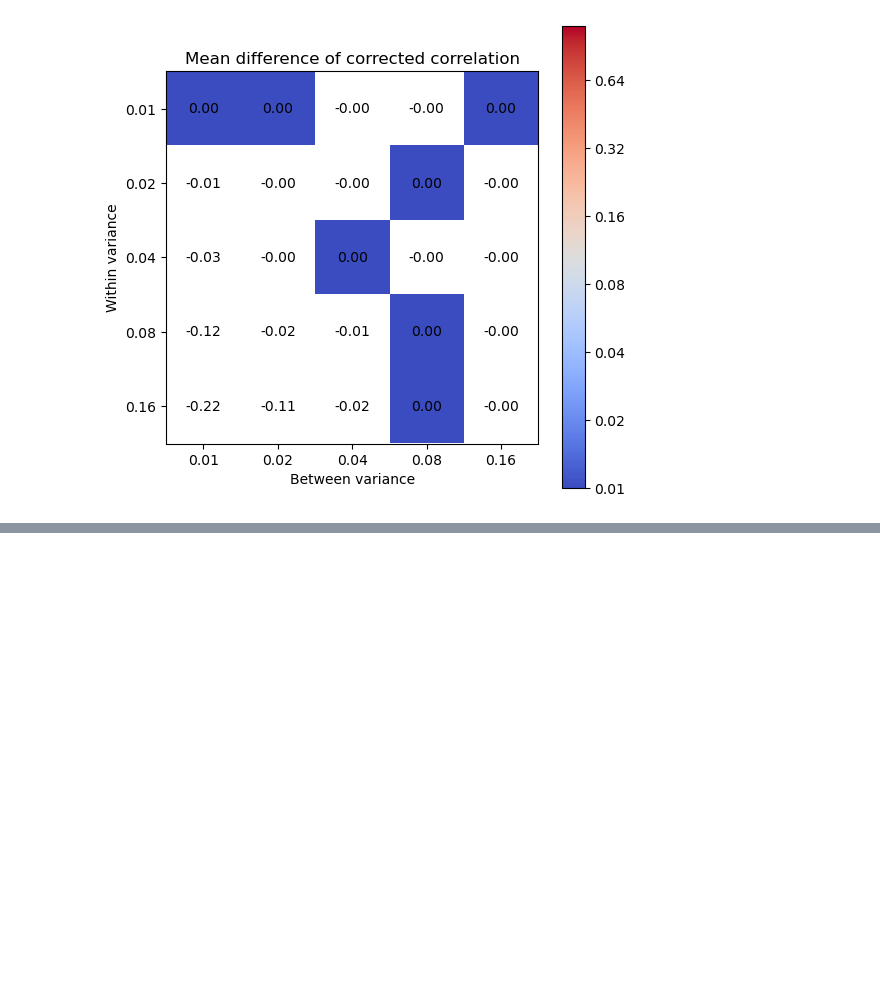
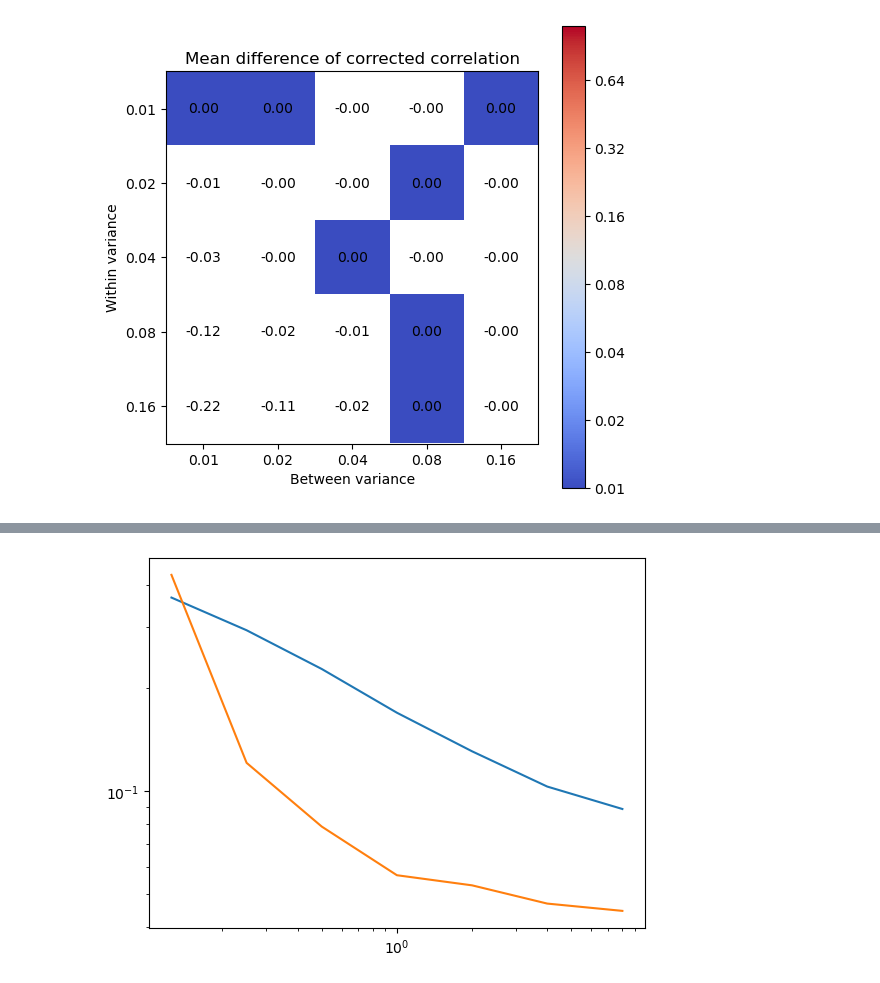
Before and after one commit to fh986/crowding-individual-difference, a Jupyter notebook: simulation_noiseCorrection_crowdingReading_testVariances.ipynb, the cells around one changed output, grey strips where cells are left out. Drawn from its saved outputs; the diff is of its cells as text; code cells hidden in the pictures; blank space fills up the shorter version.

Commit message:
added ratio plot

```diff
--- a/simulation_noiseCorrection_crowdingReading_testVariances.ipynb
+++ b/simulation_noiseCorrection_crowdingReading_testVariances.ipynb
@@ -646,0 +667,29 @@ plot_matrix(meandiff_corrected_mtx, corrected_md_plot_labels, n_vars)
+# %%
+# repeat the simulation, change the between and within variances of crowding
+# RSVP parameters are kept the same
+rsvp_param = def_variable_parameters(betweenVar=0.029, withinVar=0.015, mean=2.96,learning_factor=0)
+
+rmse_measured_mtx = np.full(n_ratios, np.nan)
+rmse_corrected_mtx = np.full(n_ratios, np.nan)
+sd_measured_mtx = np.full(n_ratios, np.nan)
+sd_corrected_mtx = np.full(n_ratios, np.nan)
+meandiff_measured_mtx = np.full(n_ratios, np.nan)
+meandiff_corrected_mtx = np.full(n_ratios, np.nan)
+
+for ii in range(n_ratios):
+
+    between_var = between_vars[ii]
+    crowding_param = def_variable_parameters(betweenVar=between_var, withinVar=within_vars,
+                                             mean=-0.426,learning_factor=0.06)
+
+    results_corr = run_simulation(crowding_param, rsvp_param, range_samples=[320], range_measurements=[2])
+    results_corr_df = results_corr[0]
+
+    rmse_measured_mtx[ii] = results_corr_df['rmse_measured'].iloc[0]
+    rmse_corrected_mtx[ii] = results_corr_df['rmse_corrected'].iloc[0]
+
+    sd_measured_mtx[ii] = results_corr_df['sd_measured'].iloc[0]
+    sd_corrected_mtx[ii] = results_corr_df['sd_corrected'].iloc[0]
+
+    meandiff_measured_mtx[ii] = results_corr_df['meanDiff_measured'].iloc[0]
+    meandiff_corrected_mtx[ii] = results_corr_df['meanDiff_corrected'].iloc[0]
@@ -646,0 +714,8 @@ plot_matrix(meandiff_corrected_mtx, corrected_md_plot_labels, n_vars)
+# %%
+plt.figure()
+plt.plot(ratios,rmse_measured_mtx)
+plt.plot(ratios,rmse_corrected_mtx)
+plt.xscale('log')
+plt.yscale('log')
+# %% [output]
+[figure, added]
```
Also changed, not shown: parts of 8 cells of this notebook.
